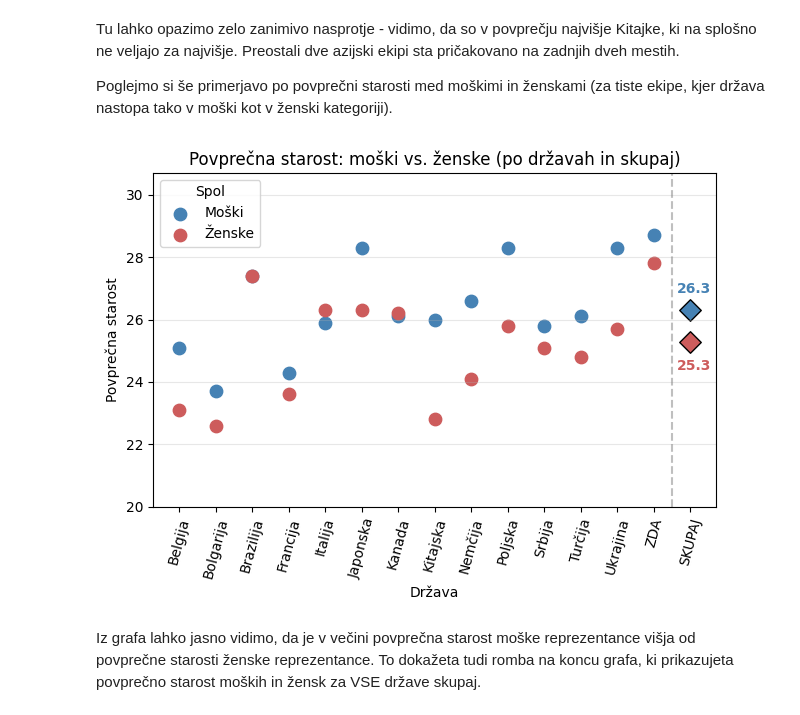
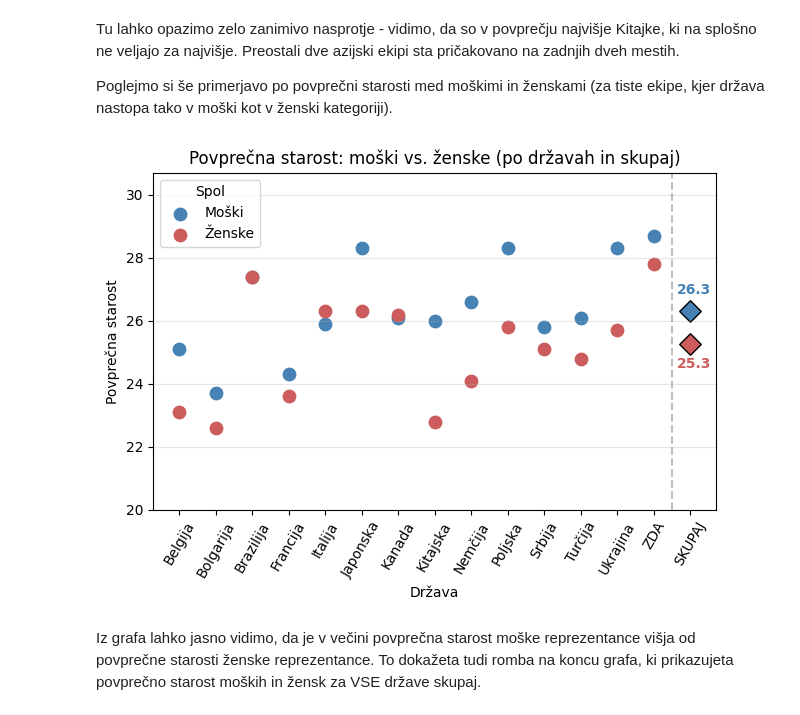
Before and after one commit to mijastijepic/UVP_projektna_naloga, a Jupyter notebook: analiza_podatkov.ipynb, the cells around one changed output. Cells and saved outputs as stored; diff of their text form; code cells hidden in the pictures.

```diff
--- a/analiza_podatkov.ipynb
+++ b/analiza_podatkov.ipynb
@@ -155,36 +155,37 @@ plt.annotate(
     f"{povprecje_vsi['M']:.1f}",
     (x_skupaj, povprecje_vsi["M"]),
     xytext=(-10, 15),
     textcoords="offset points",
     va="center",
     fontweight="bold",
     color="steelblue",
 )
+
 plt.annotate(
     f"{povprecje_vsi['Ž']:.1f}",
     (x_skupaj, povprecje_vsi["Ž"]),
-    xytext=(-10, -17),
+    xytext=(-10, -15),
     textcoords="offset points",
     va="center",
     fontweight="bold",
     color="indianred",
 )
 
 plt.axvline(x_skupaj - 0.5, color="gray", linestyle="--", alpha=0.5)
 
 imena_x = list(primerjava_starosti.index) + ["SKUPAJ"]
-plt.xticks(list(x) + [x_skupaj], imena_x, rotation=75)
+plt.xticks(list(x) + [x_skupaj], imena_x, rotation=60)
 
 plt.ylim(20, max(primerjava_starosti.max().max(), povprecje_vsi.max()) + 2)
 plt.title("Povprečna starost: moški vs. ženske (po državah in skupaj)")
 plt.xlabel("Država")
 plt.ylabel("Povprečna starost")
 plt.legend(title="Spol")
 plt.grid(axis="y", alpha=0.3)
 plt.tight_layout()
 plt.show()
 # %% [output]
-[figure, old version]
+[figure, new version]
 # %% [markdown]
 Iz grafa lahko jasno vidimo, da je v večini povprečna starost moške reprezentance višja od povprečne starosti ženske reprezentance. To dokažeta tudi romba na koncu grafa, ki prikazujeta povprečno starost moških in žensk za VSE države skupaj.
 # %% [markdown]
```
